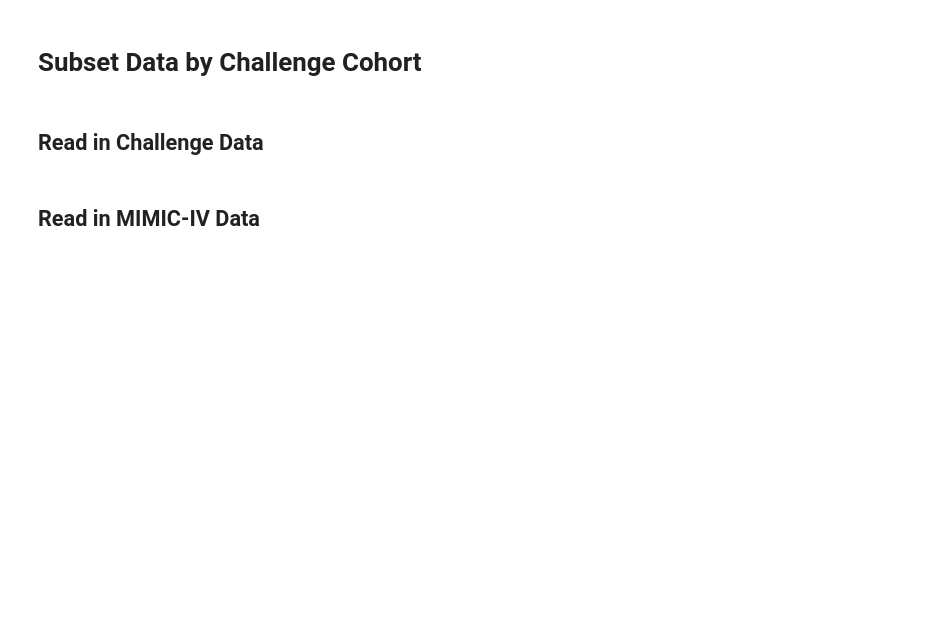
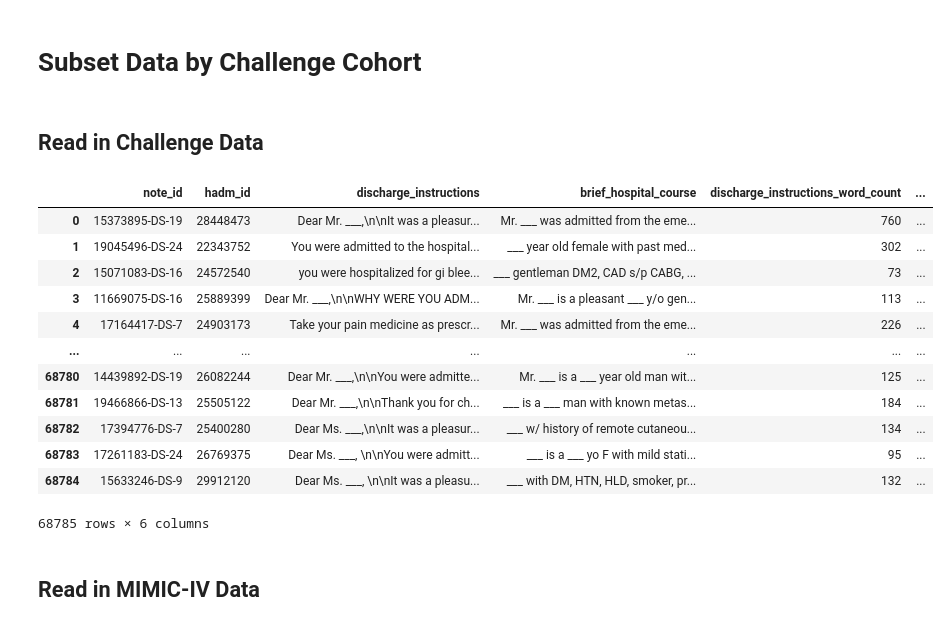
Before and after one commit to vsocrates/hail-dischargeme, a Jupyter notebook: notebooks/data_processing/CreateInputData.ipynb, the cells around one changed output. Saved outputs shown, nothing was run; the diff lists cells and outputs as text; code cells hidden in the pictures; blank space fills up the shorter version.

```diff
--- a/notebooks/data_processing/CreateInputData.ipynb
+++ b/notebooks/data_processing/CreateInputData.ipynb
@@ -98,6 +98,26 @@ transfers[transfers['hadm_id'] == 29999828].sort_values("intime")[['intime',"out
 import pandas as pd
 # %%
 challenge_data_fp = "/gpfs/milgram/project/rtaylor/shared/DischargeMe/public/"
+# %%
+target_train = pd.read_csv(challenge_data_fp + "train/discharge_target.csv.gz", keep_default_na=False)
+target_valid = pd.read_csv(challenge_data_fp + "valid/discharge_target.csv.gz", keep_default_na=False)
+target_test = pd.read_csv(challenge_data_fp + "test_phase_1/discharge_target.csv.gz", keep_default_na=False)
+# %%
+target_train
+# %% [output]
+|  | note_id | hadm_id | discharge_instructions | brief_hospital_course | discharge_instructions_word_count | ... |
+| 0 | 15373895-DS-19 | 28448473 | Dear Mr. ___,\n\nIt was a pleasur... | Mr. ___ was admitted from the eme... | 760 | ... |
+| 1 | 19045496-DS-24 | 22343752 | You were admitted to the hospital... | ___ year old female with past med... | 302 | ... |
+| 2 | 15071083-DS-16 | 24572540 | you were hospitalized for gi blee... | ___ gentleman DM2, CAD s/p CABG, ... | 73 | ... |
+| 3 | 11669075-DS-16 | 25889399 | Dear Mr. ___,\n\nWHY WERE YOU ADM... | Mr. ___ is a pleasant ___ y/o gen... | 113 | ... |
+| 4 | 17164417-DS-7 | 24903173 | Take your pain medicine as prescr... | Mr. ___ was admitted from the eme... | 226 | ... |
+| ... | ... | ... | ... | ... | ... | ... |
+| 68780 | 14439892-DS-19 | 26082244 | Dear Mr. ___,\n\nYou were admitte... | Mr. ___ is a ___ year old man wit... | 125 | ... |
+| 68781 | 19466866-DS-13 | 25505122 | Dear Mr. ___,\n\nThank you for ch... | ___ is a ___ man with known metas... | 184 | ... |
+| 68782 | 17394776-DS-7 | 25400280 | Dear Ms. ___,\n\nIt was a pleasur... | ___ w/ history of remote cutaneou... | 134 | ... |
+| 68783 | 17261183-DS-24 | 26769375 | Dear Ms. ___, \n\nYou were admitt... | ___ is a ___ yo F with mild stati... | 95 | ... |
+| 68784 | 15633246-DS-9 | 29912120 | Dear Ms. ___, \n\nIt was a pleasu... | ___ with DM, HTN, HLD, smoker, pr... | 132 | ... |
+68785 rows × 6 columns
 # %%
 target_train = pd.read_csv(challenge_data_fp + "train/discharge_target.csv.gz", keep_default_na=False)
 target_valid = pd.read_csv(challenge_data_fp + "valid/discharge_target.csv.gz", keep_default_na=False)
```
Also changed, not shown: 4 other files.
